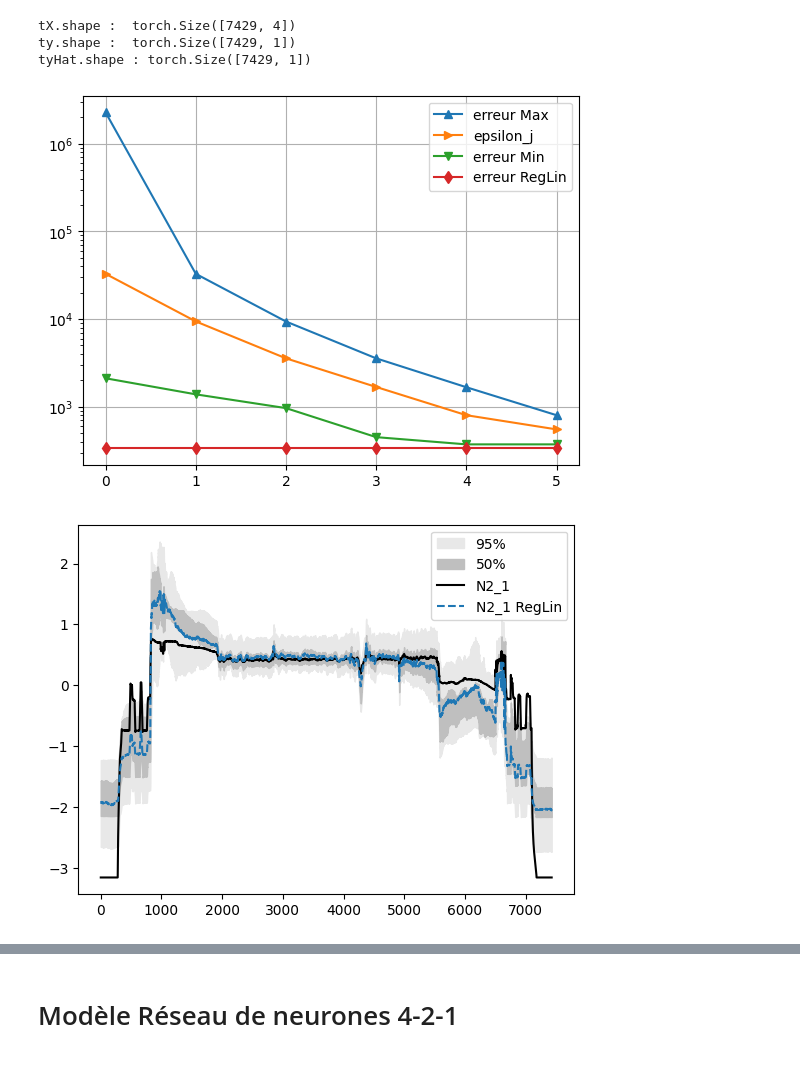
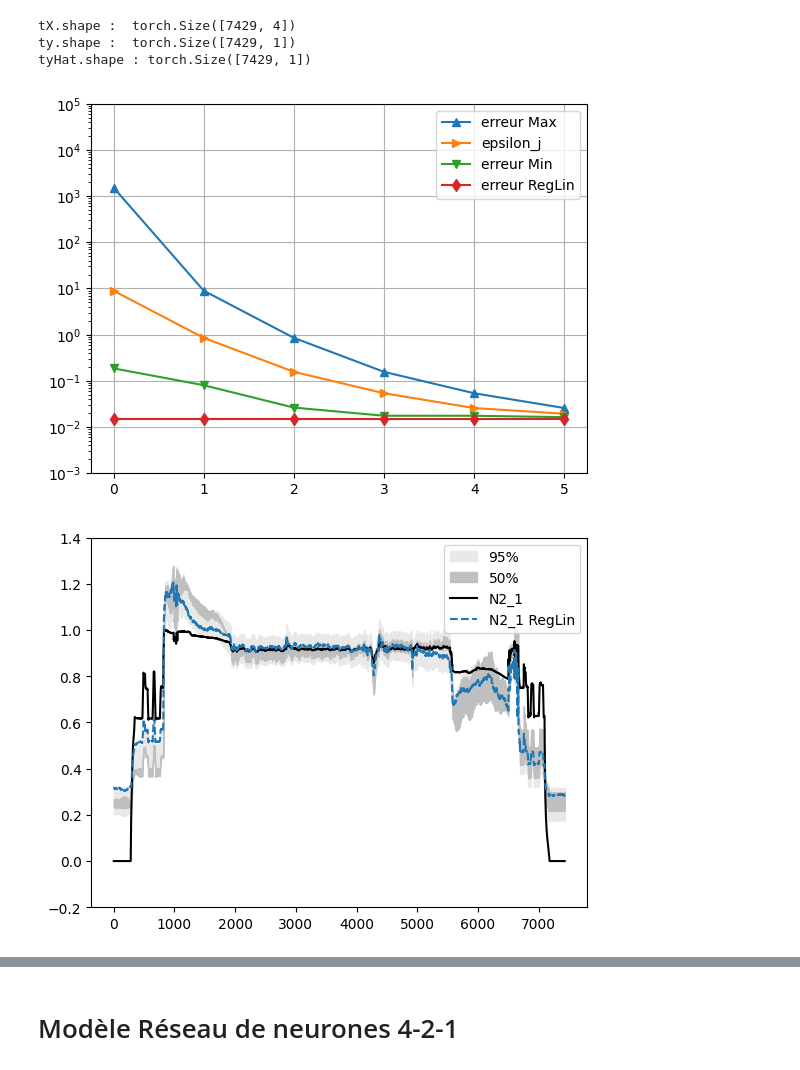
Before and after one commit to Davidson-Lova/PFE_clean, a Jupyter notebook: src/visualization/visRot.ipynb, the cells around one changed output, grey strips where cells are left out. Drawn from its saved outputs; the diff is of its cells as text; code cells hidden in the pictures.

```diff
--- a/src/visualization/visRot.ipynb
+++ b/src/visualization/visRot.ipynb
@@ -14,19 +27,8 @@ from models import rotTube
 # %%
-variableNames = ["N1_1 [% rpm]", "T1_1 [deg C]", "ALT [ft]", "M [Mach]"]
-# X = ddf.partitions[0][variableNames].compute().values
-f = open("../data_prepare/variables.npy", "rb")
-X = np.load(f)
-f.close()
-Xnorm = (X - X.mean(axis=0)) / X.std(axis=0)
+Xnorm = (X - X.min(axis=0)) / (X.max(axis= 0) - X.min(axis=0))
 Xhat = np.concatenate((np.ones(X.shape[0]).reshape(-1, 1), Xnorm), axis=1)
 
-targetName = ["N2_1 [% rpm]"]
-# y = ddf.partitions[0][targetName].compute().values.reshape(-1, 1)
-f = open("../data_prepare/target.npy", "rb")
-y = np.load(f)
-f.close()
-
-yNorm = (y - y.mean(axis=0)) / y.std(axis=0)
+yNorm = (y - y.min(axis=0)) / (y.max(axis= 0) - y.min(axis=0))
 
 aHat = np.linalg.solve(np.matmul(Xhat.transpose(), Xhat),
                        np.matmul(Xhat.transpose(), yNorm))
@@ -58,7 +72,7 @@ tyHat.shape : torch.Size([7429, 1])
 N = 2000
 lmax = 6
 P0 = 0.1
-epsilon = 0.01
+epsilon = 1e-5
 fact = 0.8
 sigma_0 = (lmax + 1) * fact
 ns = [4,1]
@@ -76,20 +90,21 @@ args = {"N" : N, "lmax" : lmax, "ns" : ns, "P0" : P0,
 # %%
 myModel = rotTube.resLin(4, 1)
 # %%
-thetas, rhoMin, epsJ, rhoMax = rotTube.trainBNN(args, tX, ty, myModel)
+thetas, rhoMin, epsJ, rhoMax = ABCSubSim.trainBNN(args, tX, ty, myModel)
 # %%
-rhoFloor = torch.ones(lmax) *  (torch.cdist(ty.t(), tyHat.t(), p=pdist) ** 2) / rotTube.modelSize(ns)
+rhoFloor = torch.ones(lmax) *  (torch.cdist(ty.t(), tyHat.t(), p=pdist) ** 2) / ty.shape[0]
 plt.figure()
 plt.plot(np.float32(rhoMax), label = 'erreur Max', marker = '^')
 plt.plot(np.float32(epsJ), label = 'epsilon_j', marker = '>')
 plt.plot(np.float32(rhoMin), label = 'erreur Min', marker = 'v')
 plt.plot(rhoFloor.t(), label = 'erreur RegLin', marker = 'd')
 plt.yscale('log')
 plt.legend()
 plt.grid('on')
+plt.ylim(1e-03, 1e+05)
 plt.show()
 # %% [output]
-[figure, old version]
+[figure, new version]
 # %%
 y_hats = torch.concatenate(
             tuple([myModel.set_params(theta).forward(tX) for theta in thetas]), 1)
@@ -114,9 +129,10 @@ plt.plot(ty, label='N2_1', color = 'k')
 plt.plot(tyHat, label="N2_1 RegLin", linestyle='dashed')
 
 plt.legend()
+plt.ylim(-0.2, 1.4)
 plt.show()
 # %% [output]
-[figure, old version]
+[figure, new version]
 # %%
 thetaRavel = torch.concatenate(tuple([torch.concatenate(tuple([p.ravel() for p in theta])).reshape(-1,1) for theta in thetas]), 1)
 # %%
```
Also changed, not shown: parts of 12 cells of this notebook, 2 other files.
